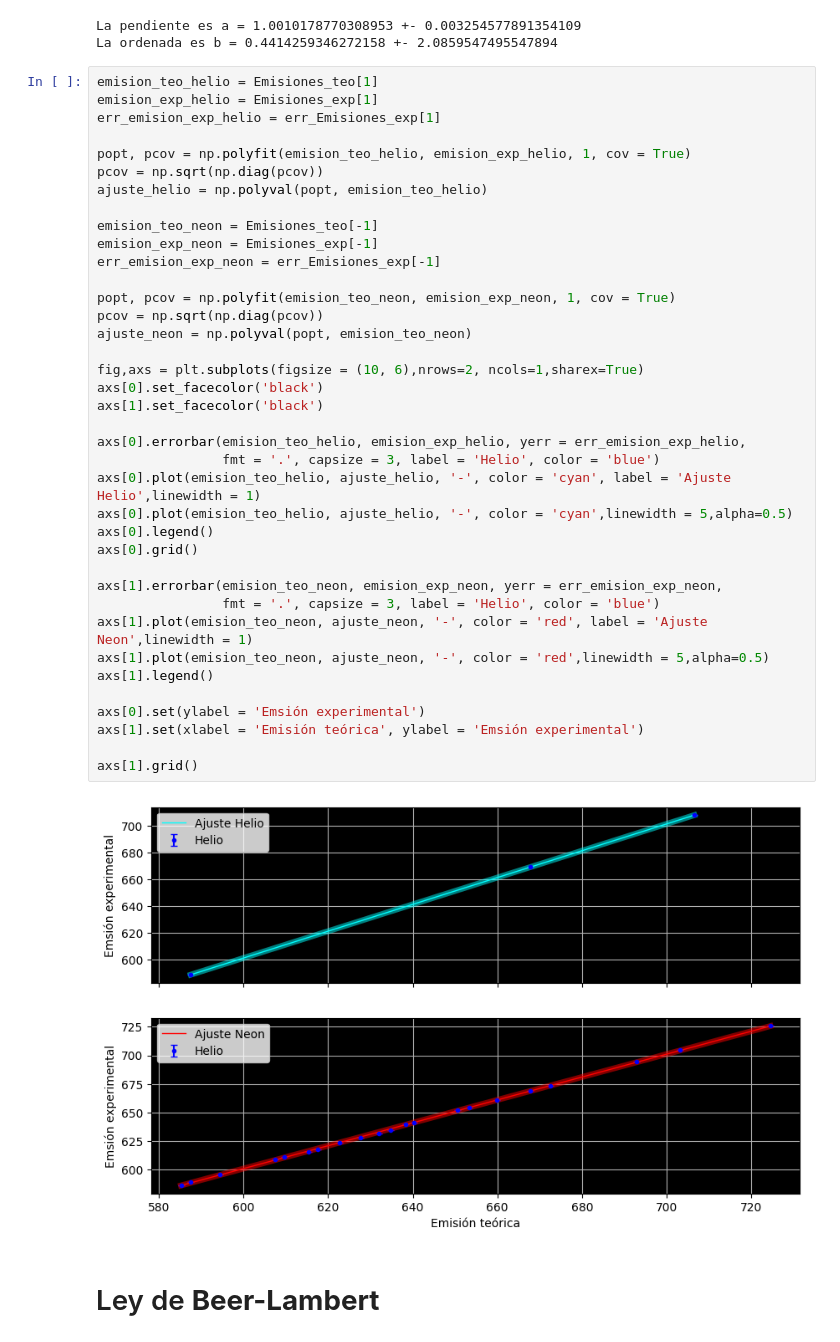
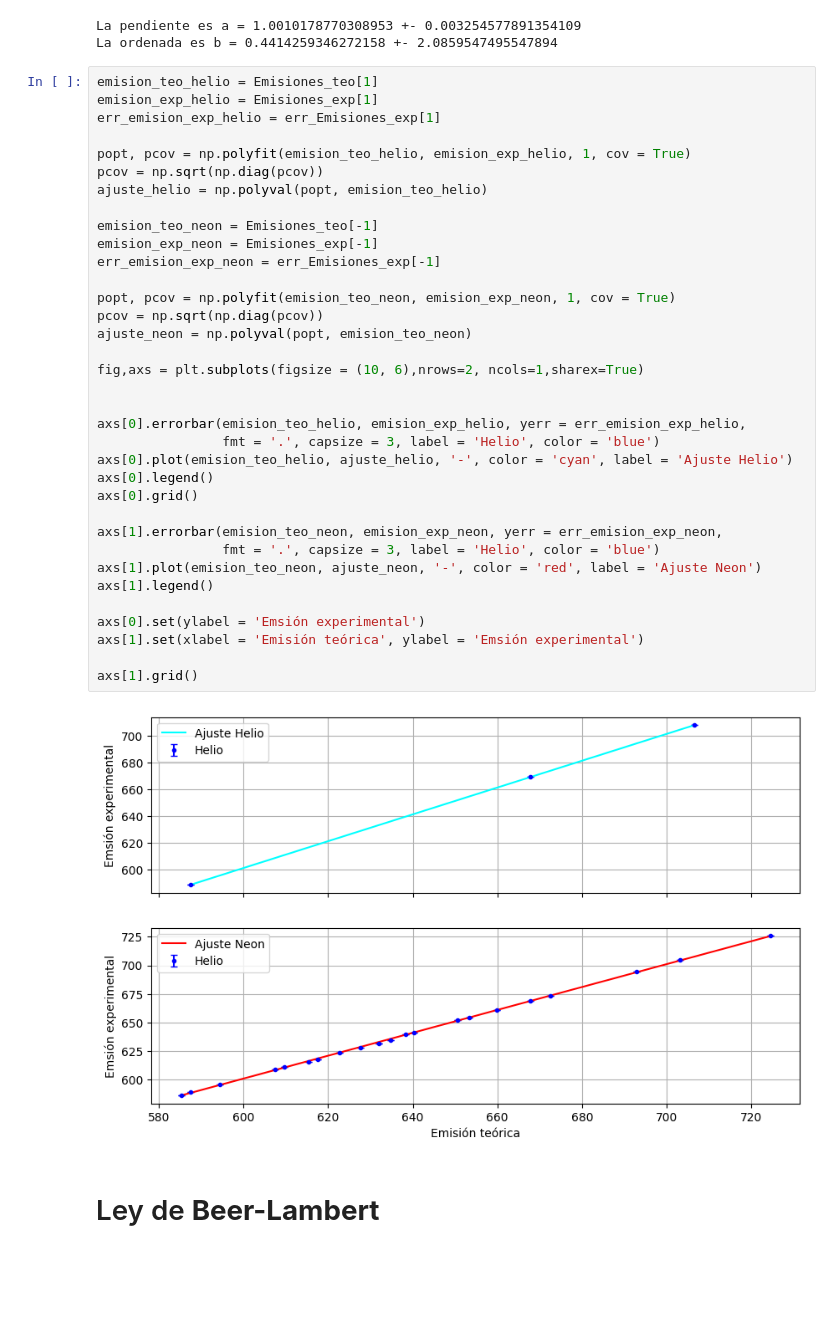
Before and after one commit to BernardoPironio/Espectrometria-difractiva, a Jupyter notebook: analisis.ipynb, the cells around one changed output. Drawn from its saved outputs; the diff is of its cells as text; blank space fills up the shorter version.

```diff
--- a/analisis.ipynb
+++ b/analisis.ipynb
@@ -171,40 +171,37 @@ emision_exp_helio = Emisiones_exp[1]
 err_emision_exp_helio = err_Emisiones_exp[1]
 
 popt, pcov = np.polyfit(emision_teo_helio, emision_exp_helio, 1, cov = True)
 pcov = np.sqrt(np.diag(pcov))
 ajuste_helio = np.polyval(popt, emision_teo_helio)
 
 emision_teo_neon = Emisiones_teo[-1]
 emision_exp_neon = Emisiones_exp[-1]
 err_emision_exp_neon = err_Emisiones_exp[-1]
 
 popt, pcov = np.polyfit(emision_teo_neon, emision_exp_neon, 1, cov = True)
 pcov = np.sqrt(np.diag(pcov))
 ajuste_neon = np.polyval(popt, emision_teo_neon)
 
 fig,axs = plt.subplots(figsize = (10, 6),nrows=2, ncols=1,sharex=True)
-axs[0].set_facecolor('black')
-axs[1].set_facecolor('black')
+
 
 axs[0].errorbar(emision_teo_helio, emision_exp_helio, yerr = err_emision_exp_helio,
                 fmt = '.', capsize = 3, label = 'Helio', color = 'blue')
-axs[0].plot(emision_teo_helio, ajuste_helio, '-', color = 'cyan', label = 'Ajuste Helio',linewidth = 1)
-axs[0].plot(emision_teo_helio, ajuste_helio, '-', color = 'cyan',linewidth = 5,alpha=0.5)
+axs[0].plot(emision_teo_helio, ajuste_helio, '-', color = 'cyan', label = 'Ajuste Helio')
 axs[0].legend()
 axs[0].grid()
 
 axs[1].errorbar(emision_teo_neon, emision_exp_neon, yerr = err_emision_exp_neon,
                 fmt = '.', capsize = 3, label = 'Helio', color = 'blue')
-axs[1].plot(emision_teo_neon, ajuste_neon, '-', color = 'red', label = 'Ajuste Neon',linewidth = 1)
-axs[1].plot(emision_teo_neon, ajuste_neon, '-', color = 'red',linewidth = 5,alpha=0.5)
+axs[1].plot(emision_teo_neon, ajuste_neon, '-', color = 'red', label = 'Ajuste Neon')
 axs[1].legend()
 
 axs[0].set(ylabel = 'Emsión experimental')
 axs[1].set(xlabel = 'Emisión teórica', ylabel = 'Emsión experimental')
 
 axs[1].grid()
 # %% [output]
-[figure, old version]
+[figure, new version]
 # %% [markdown]
 # Ley de **Beer-Lambert**
 # %% [markdown]
```
Also changed, not shown: parts of 2 cells of this notebook, 2 other files.
